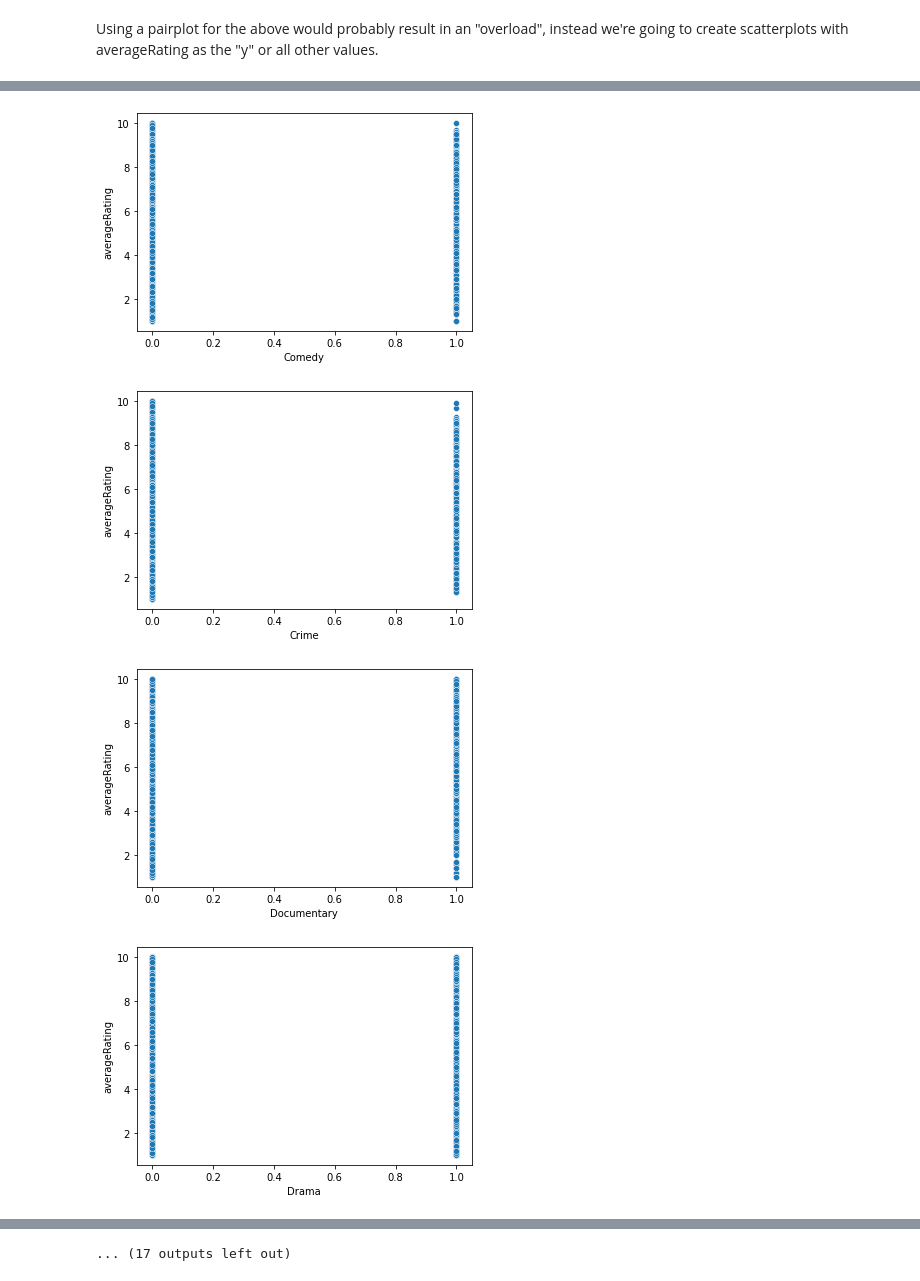
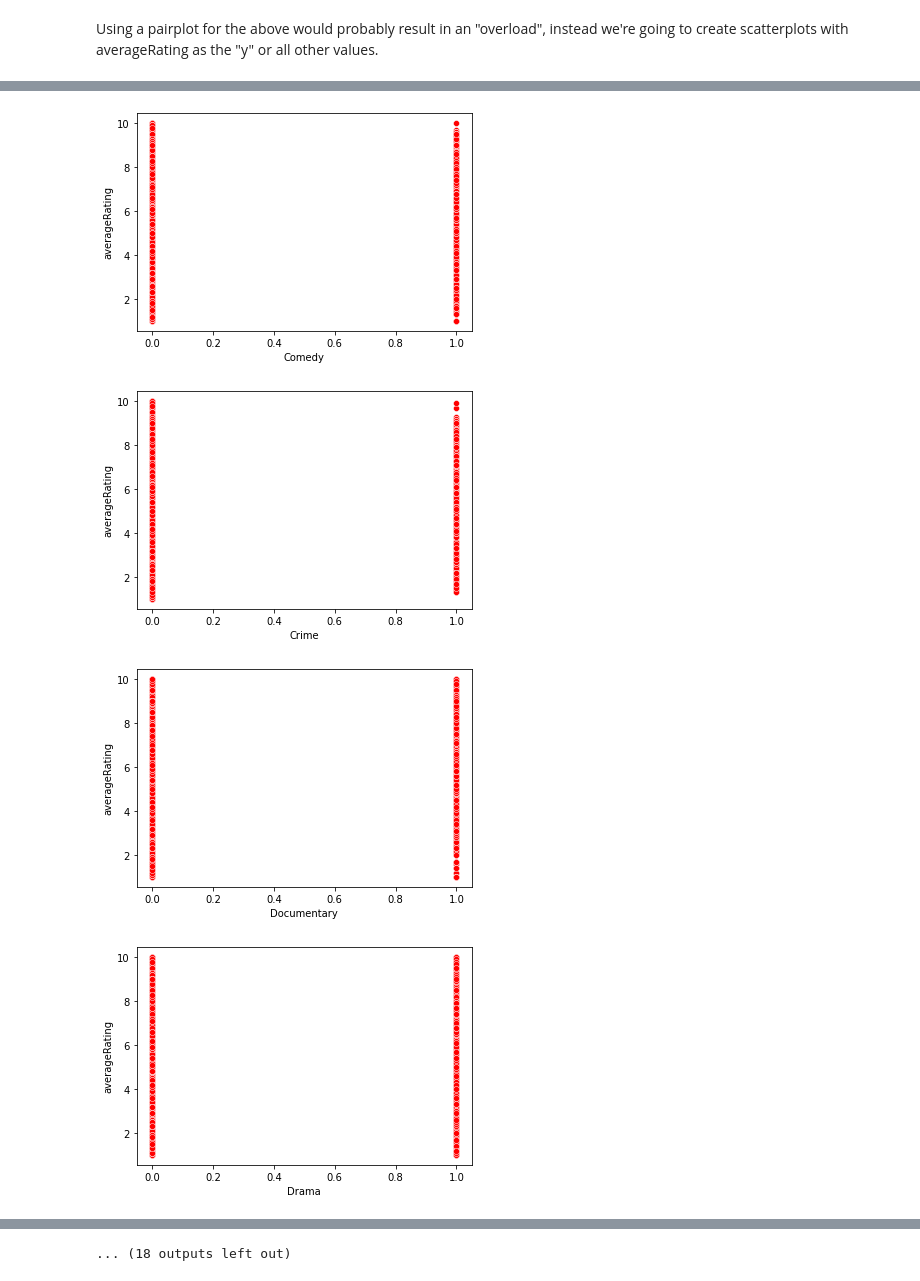
Before and after one commit to alalani14/IMDb, a Jupyter notebook: 3. IMDB - EDA.ipynb, the cells around one changed output, grey strips where cells are left out. Drawn from its saved outputs; the diff is of its cells as text; code cells hidden in the pictures.

```diff
--- a/3. IMDB - EDA.ipynb
+++ b/3. IMDB - EDA.ipynb
@@ -142,7 +144,7 @@ Name: averageRating, dtype: float64
 # %% [markdown]
 One more thing we want to do is convert runtimeMinutes as this is too variable.  Generally most people think of movie durations in terms of half an hour so we will create a new column called runtime30 and set it to runtimeMinutes//30
 # %%
-df['runtime30'] = df['runtimeMinutes']//30
+df['runtime30'] = df['runtimeMinutes']/30
 # %%
 df['runtime30'].describe()
 # %% [output]
@@ -188,0 +193,2 @@ Name: runtime30, dtype: float64
+# %%
+df['yearScale'] = df['startYear'] - 1989
@@ -195,2 +218,3 @@ Let's do some final cleaning.  We are going to remove the following columns
 # %%
-df = df.drop(['startYear', 'runtimeMinutes', 'numVotes', 'isOriginalTitle'], axis=1)
+df = df.drop(['tconst', 'titleType', 'primaryTitle', 'runtimeMinutes', 'numVotes', 'isOriginalTitle', 'startYear', 'types', 'genres'], axis=1)
+df.info()
@@ -241,7 +263,7 @@ df.corr()
 Using a pairplot for the above would probably result in an "overload", instead we're going to create scatterplots with averageRating as the "y" or all other values.
 # %%
 for i in df.corr().columns:
-    sns.scatterplot(x=i, y='averageRating', data=df)
+    sns.scatterplot(x=i, y='averageRating', data=df, color='red')
     plt.ylabel('averageRating')
     plt.xlabel(i)
     plt.show()
@@ -255,4 +277,4 @@ for i in df.corr().columns:
-[figure, old version]
+[figure, new version]
-[figure, old version]
+[figure, new version]
-[figure, old version]
+[figure, new version]
-[figure, old version]
+[figure, new version]
@@ -261 +283 @@ for i in df.corr().columns:
-... (17 outputs left out)
+... (18 outputs left out)
```
Also changed, not shown: parts of 13 cells of this notebook.
